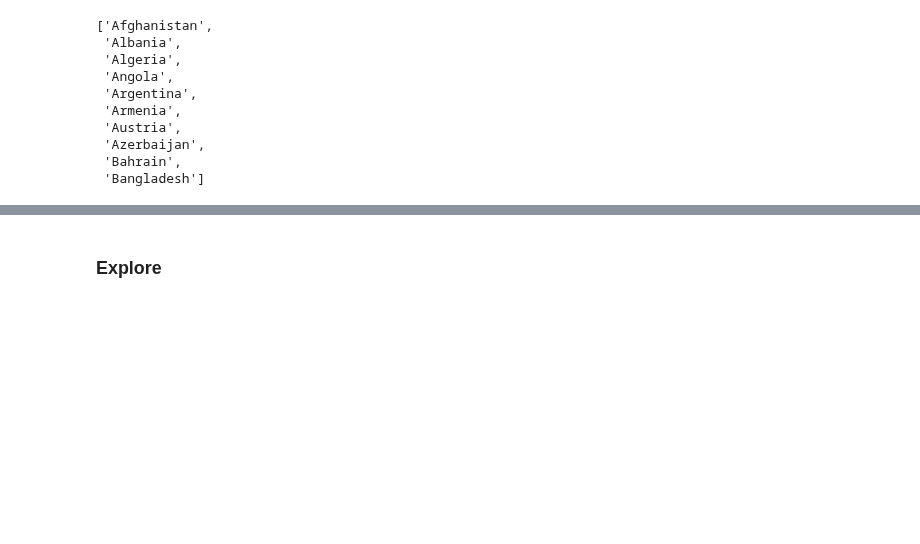
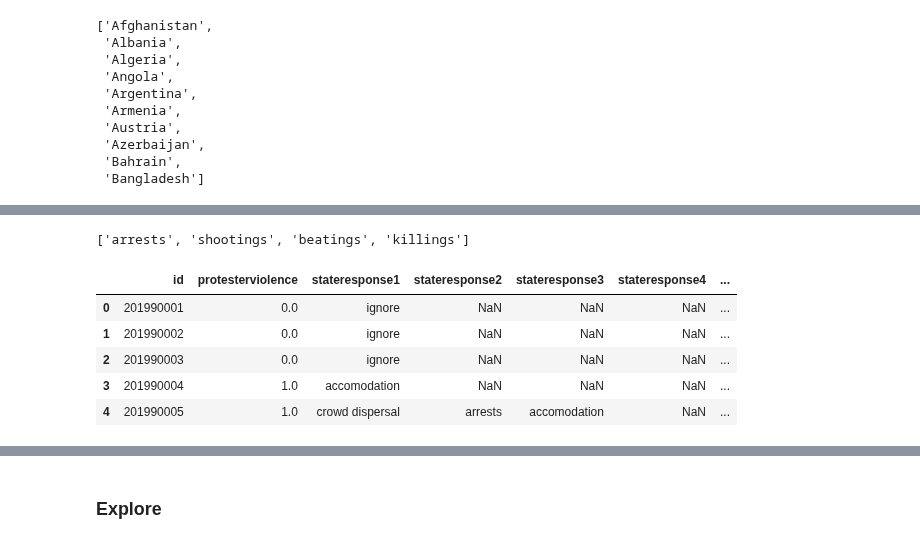
Before and after one commit to UNC-Libraries-data/Python, a Jupyter notebook: Jupyter/Pandas.ipynb, the cells around one changed output, grey strips where cells are left out. Saved outputs shown, nothing was run; the diff lists cells and outputs as text; code cells hidden in the pictures; blank space fills up the shorter version.

```diff
--- a/Jupyter/Pandas.ipynb
+++ b/Jupyter/Pandas.ipynb
@@ -797,0 +675,21 @@ Name: stateresponse1, dtype: int64
+# %%
+violence = state_actions[3:7]
+violence
+# %% [output]
+['arrests', 'shootings', 'beatings', 'killings']
+# %%
+# select columns needed for question 5
+Q5 = protests[["id", "protesterviolence", "stateresponse1", "stateresponse2", "stateresponse3",
+              "stateresponse4", "stateresponse5", "stateresponse6", "stateresponse7"]].copy()
+
+# create a new column for state violence and set it to 0
+Q5["stateviolence"] = 0
+
+Q5.head()
+# %% [output]
+|  | id | protesterviolence | stateresponse1 | stateresponse2 | stateresponse3 | stateresponse4 | ... |
+| 0 | 201990001 | 0.0 | ignore | NaN | NaN | NaN | ... |
+| 1 | 201990002 | 0.0 | ignore | NaN | NaN | NaN | ... |
+| 2 | 201990003 | 0.0 | ignore | NaN | NaN | NaN | ... |
+| 3 | 201990004 | 1.0 | accomodation | NaN | NaN | NaN | ... |
+| 4 | 201990005 | 1.0 | crowd dispersal | arrests | accomodation | NaN | ... |
```
Also changed, not shown: parts of 25 cells of this notebook.
